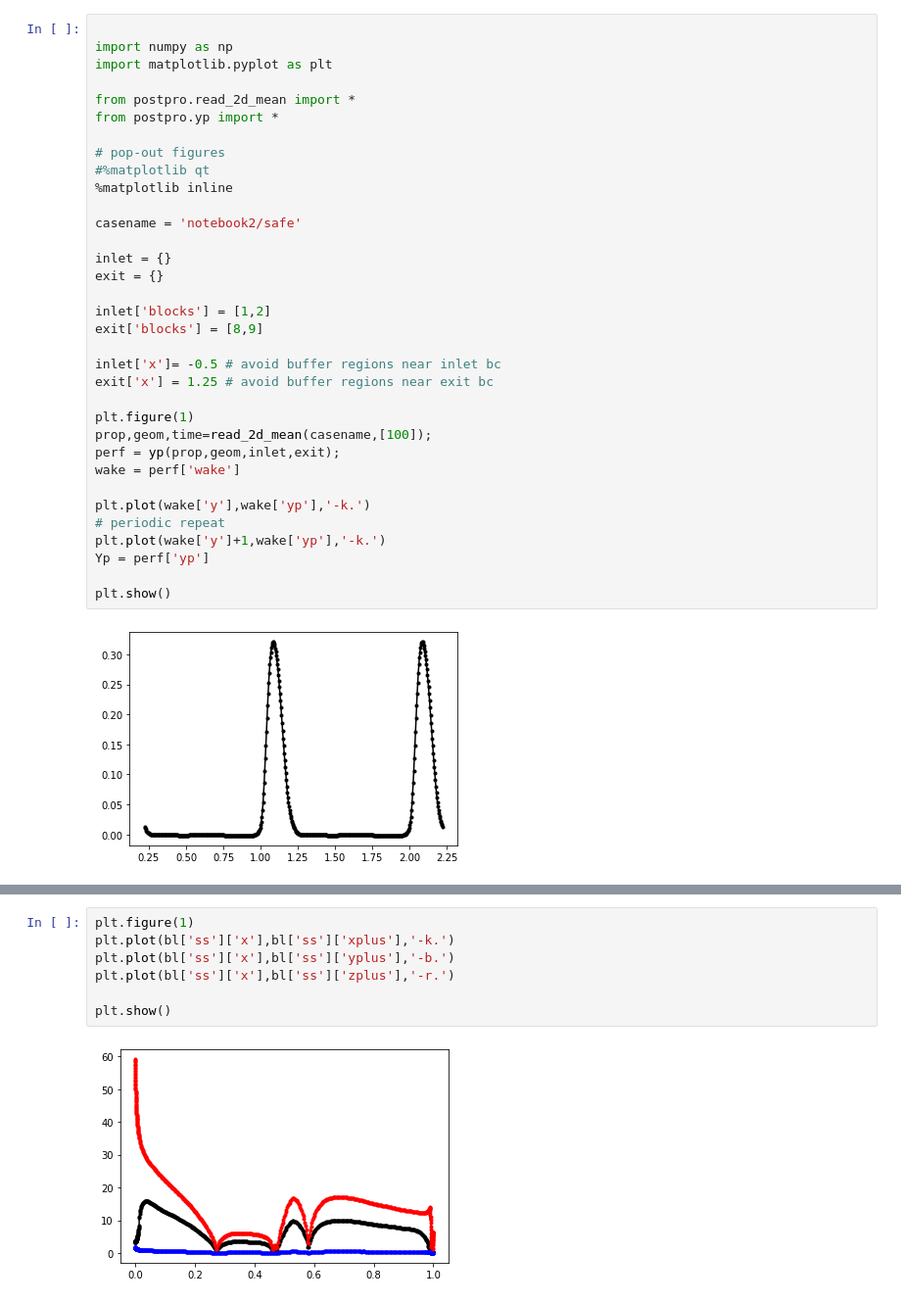
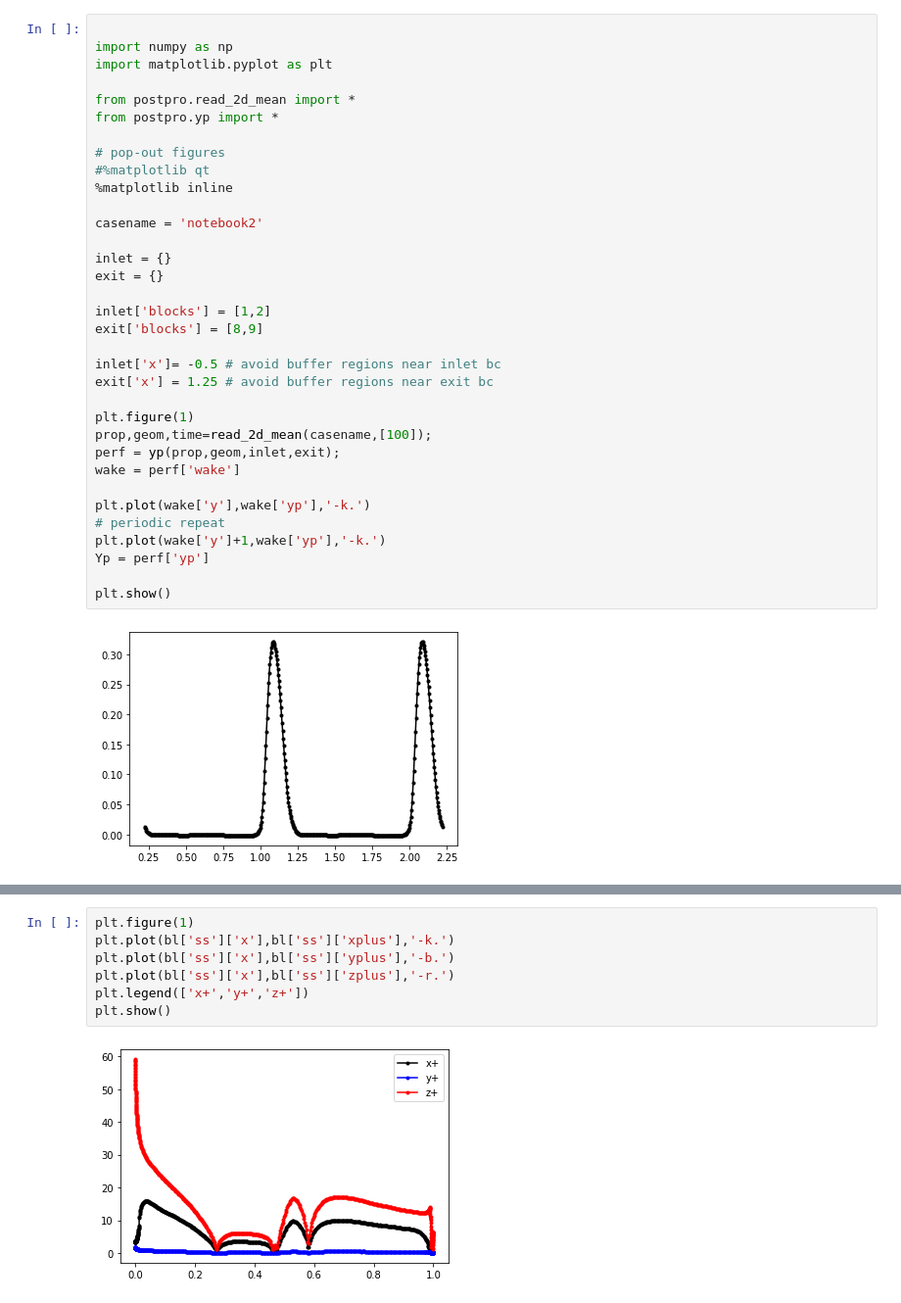
Before and after one commit to aw329/desktop-dns, a Jupyter notebook: DesktopDNS_2.ipynb, the cells around one changed output, grey strips where cells are left out. Shown: that part at 98% size. Drawn from its saved outputs; the diff is of its cells as text.

```diff
--- a/DesktopDNS_2.ipynb
+++ b/DesktopDNS_2.ipynb
@@ -433,7 +520,7 @@ from postpro.yp import *
 #%matplotlib qt
 %matplotlib inline
 
-casename = 'notebook2/safe'
+casename = 'notebook2'
 
 inlet = {}
 exit = {}
@@ -467,9 +561,9 @@ bl =boundarylayer(casename,[100]);
 # %%
 plt.figure(1)
 plt.plot(bl['ss']['x'],bl['ss']['xplus'],'-k.')
 plt.plot(bl['ss']['x'],bl['ss']['yplus'],'-b.')
 plt.plot(bl['ss']['x'],bl['ss']['zplus'],'-r.')
-
+plt.legend(['x+','y+','z+'])
 plt.show()
 # %% [output]
-[figure, old version]
+[figure, new version]
```
Also changed, not shown: parts of 24 cells of this notebook, 22 other files.
